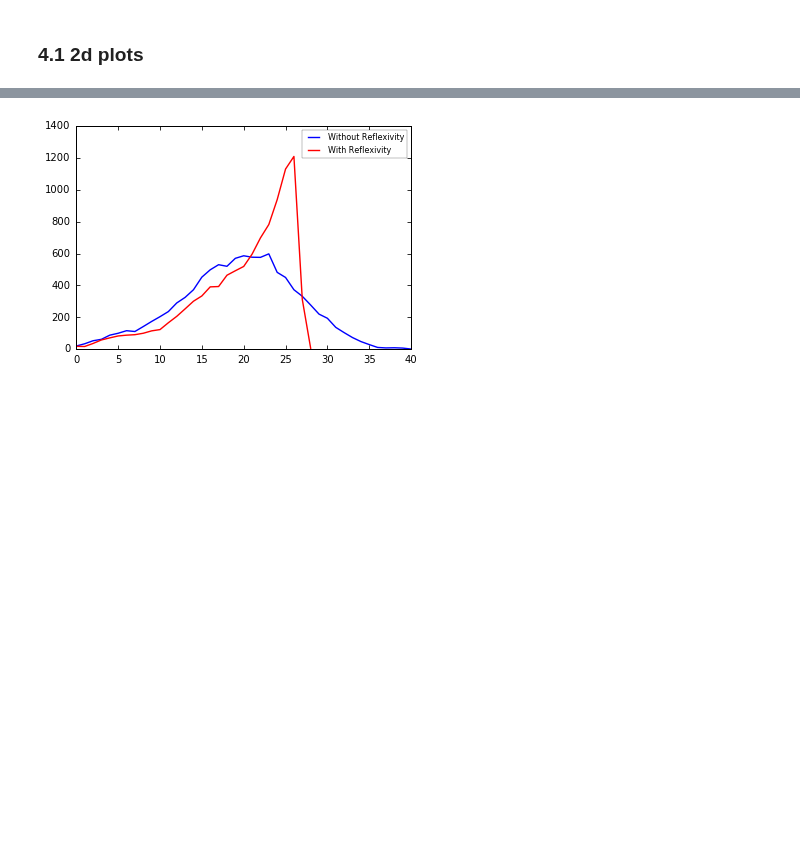
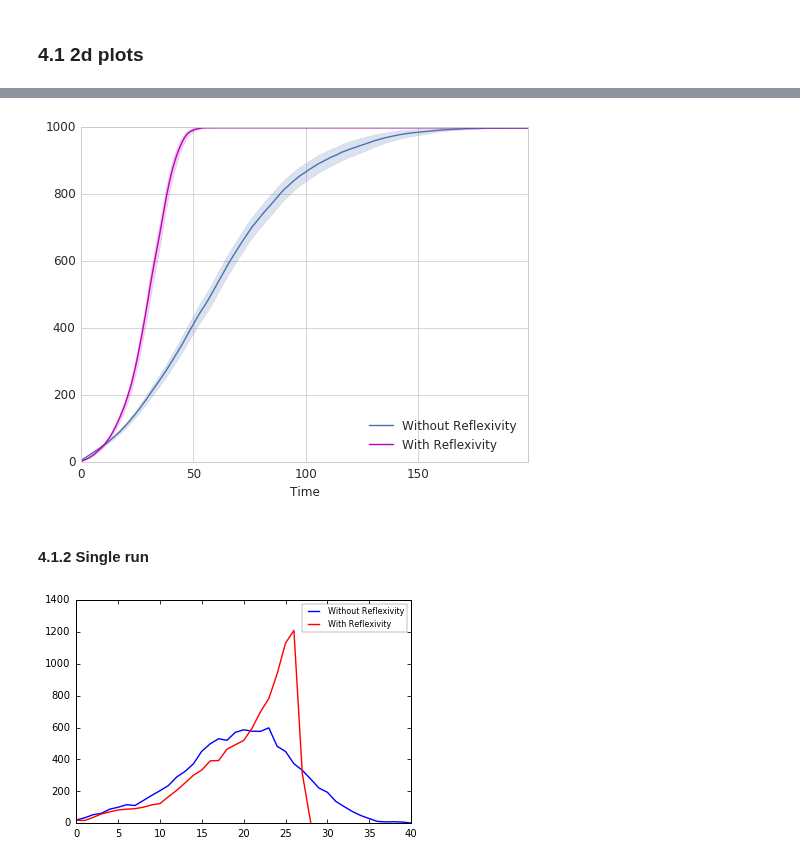
Before and after one commit to ccordoba12/diffusion-of-innovations-model, a Jupyter notebook: Diffusion/Diffusion_of_innovations_with_reflexivity.ipynb, the cells around one changed output, grey strips where cells are left out. Drawn from its saved outputs; the diff is of its cells as text; code cells hidden in the pictures; blank space fills up the shorter version.

```diff
--- a/Diffusion/Diffusion_of_innovations_with_reflexivity.ipynb
+++ b/Diffusion/Diffusion_of_innovations_with_reflexivity.ipynb
@@ -465,3 +475,15 @@ adopters_rx = evolution(G, parameters, test=False)
+# %%
+# Plot the cumulative sum of adopters and non-adopters (the usual diffusion curve)
+plt.figure(figsize=(8, 6))
+sns.tsplot(data=map(np.cumsum, data[0]), condition='Without Reflexivity')
+sns.tsplot(data=map(np.cumsum, data[1]), color='m', condition='With Reflexivity')
+plt.xlabel("Time", fontsize=12)
+plt.legend(loc='lower right', fontsize=12)
+plt.tick_params(axis='both', which='major', labelsize=12)
+# %% [output]
+[figure, added]
+# %% [markdown]
+#### 4.1.2 Single run
 # %%
 plt.plot(adopters_no_rx, 'b', label='Without Reflexivity')
 plt.plot(adopters_rx, 'r', label='With Reflexivity')
```
Also changed, not shown: parts of 2 cells of this notebook.
